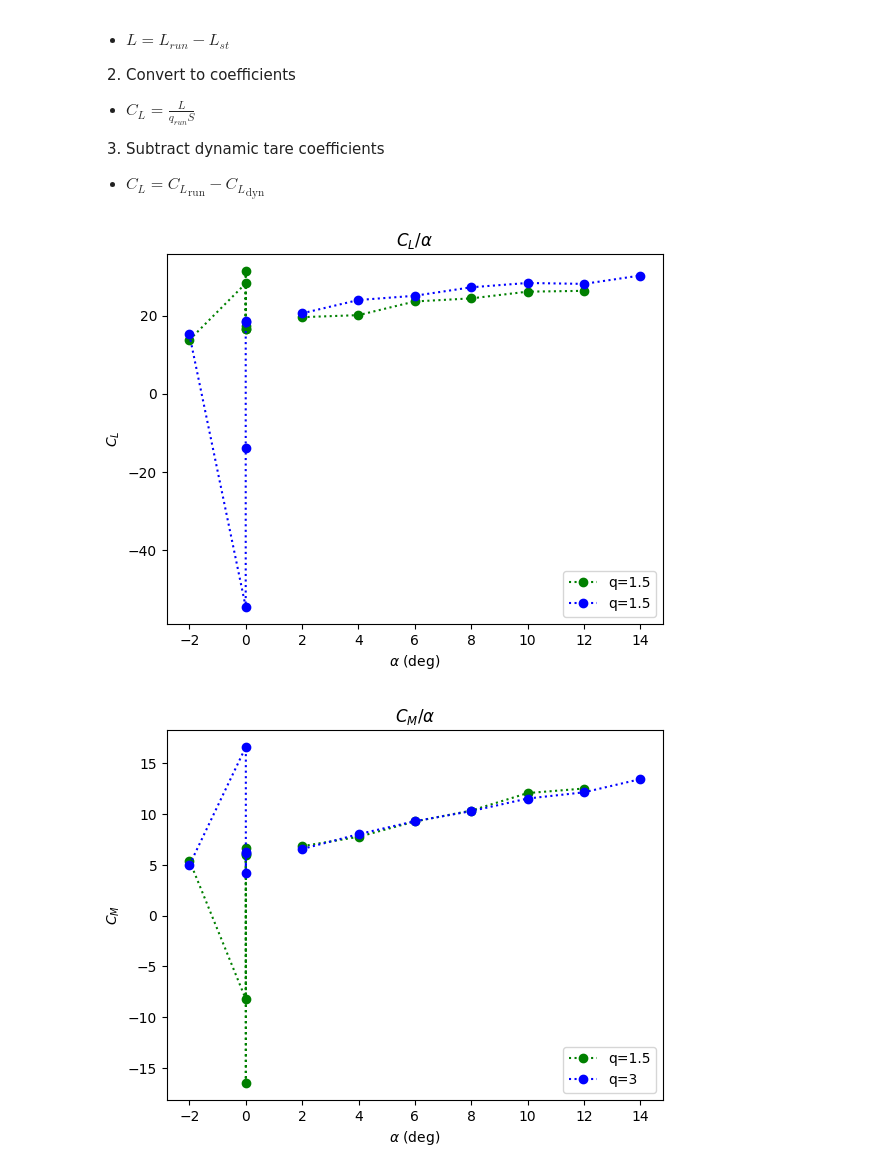
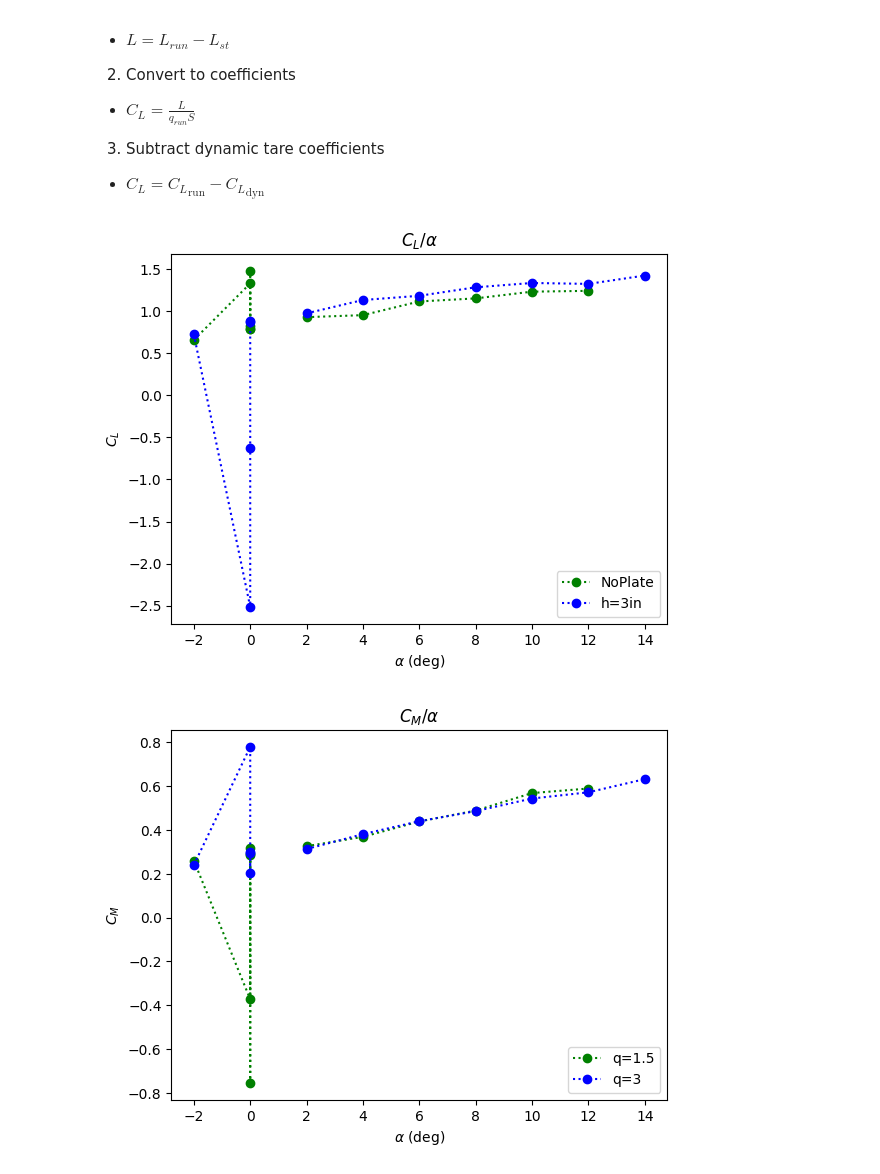
Before and after one commit to CthulhuWorshippr/ExperimentalMethods, a Jupyter notebook: finalAnalysis.ipynb, the cells around one changed output. Drawn from its saved outputs; the diff is of its cells as text; code cells hidden in the pictures.

```diff
--- a/finalAnalysis.ipynb
+++ b/finalAnalysis.ipynb
@@ -80,11 +80,10 @@ run_2_dt = dt.iloc[(dt["Q (lb/ft.sq)"] - q_1_target).abs().argsort()[:1]]
 
 # wing shape vars
 in_to_ft = 12
-span = 7.1 / in_to_ft
-chord_root = 3.17 / in_to_ft
-chord_tip = 1.57 / in_to_ft
+span = 2.7
+chord = 5.6 / in_to_ft
 # wing is trapezoidal
-wing_area = 0.5 * (chord_root + chord_tip) * span / 2
+wing_area = chord * span
 
 # apply static tares
 run_1["L (lb)"] = run_1["L (lb)"] - staticTare["L (lb)"]
@@ -109,36 +108,36 @@ run_2["PM (lb.ft)"] = (
 run_1["lift_coefficient"] = run_1["L (lb)"].div(run_1["Q (lb/ft.sq)"] * wing_area)
 run_1["drag_coefficient"] = run_1["D (lb)"].div(run_1["Q (lb/ft.sq)"] * wing_area)
 run_1["moment_coefficient"] = run_1["PM (lb.ft)"].div(run_1["Q (lb/ft.sq)"] * wing_area)
 run_1.lift_coefficient = run_1.lift_coefficient - run_1_dt.lift_coefficient.values[0]
 run_1.drag_coefficient = run_1.drag_coefficient - run_1_dt.drag_coefficient.values[0]
 run_1.moment_coefficient = (
     run_1.moment_coefficient - run_1_dt.moment_coefficient.values[0]
 )
 
 # run 2 coefficients
 run_2["lift_coefficient"] = run_2["L (lb)"].div(run_2["Q (lb/ft.sq)"] * wing_area)
 run_2["drag_coefficient"] = run_2["D (lb)"].div(run_2["Q (lb/ft.sq)"] * wing_area)
 run_2["moment_coefficient"] = run_2["PM (lb.ft)"].div(run_2["Q (lb/ft.sq)"] * wing_area)
 run_2.lift_coefficient = run_2.lift_coefficient - run_2_dt.lift_coefficient.values[0]
 run_2.drag_coefficient = run_2.drag_coefficient - run_2_dt.drag_coefficient.values[0]
 run_2.moment_coefficient = (
     run_2.moment_coefficient - run_2_dt.moment_coefficient.values[0]
 )
 
 run_1_sorted = run_1.sort_values(by="AOA")
 run_2_sorted = run_2.sort_values(by="AOA")
 
 fig, ax = plt.subplots()
 ax.set_xlabel("$\\alpha$ (deg)")
 ax.set_ylabel("$C_L$")
 ax.set_title("$C_L / \\alpha$")
 (line_1,) = ax.plot(run_1_sorted["AOA"], run_1_sorted.lift_coefficient, "go:")
-line_1.set_label("q=1.5")
+line_1.set_label("NoPlate")
 (line_2,) = ax.plot(run_2_sorted["AOA"], run_2_sorted.lift_coefficient, "bo:")
-line_2.set_label("q=1.5")
+line_2.set_label("h=3in")
 _ = ax.legend()
 # %% [output]
-[figure, old version]
+[figure, new version]
 # %%
 fig, ax = plt.subplots()
 ax.set_xlabel("$\\alpha$ (deg)")
@@ -150,7 +149,7 @@ line_2, = ax.plot(run_2_sorted["AOA"], run_2_sorted.moment_coefficient, "bo:")
 line_2.set_label("q=3")
 _ =  ax.legend()
 # %% [output]
-[figure, old version]
+[figure, new version]
 # %%
 fig, ax = plt.subplots()
 ax.set_xlabel("$C_D$")
```
Also changed, not shown: parts of 3 cells of this notebook.
